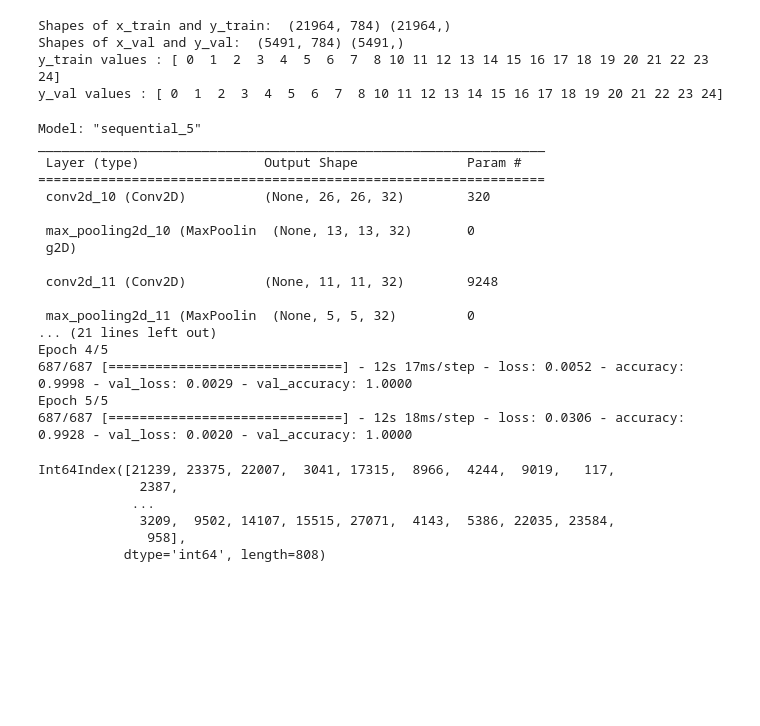
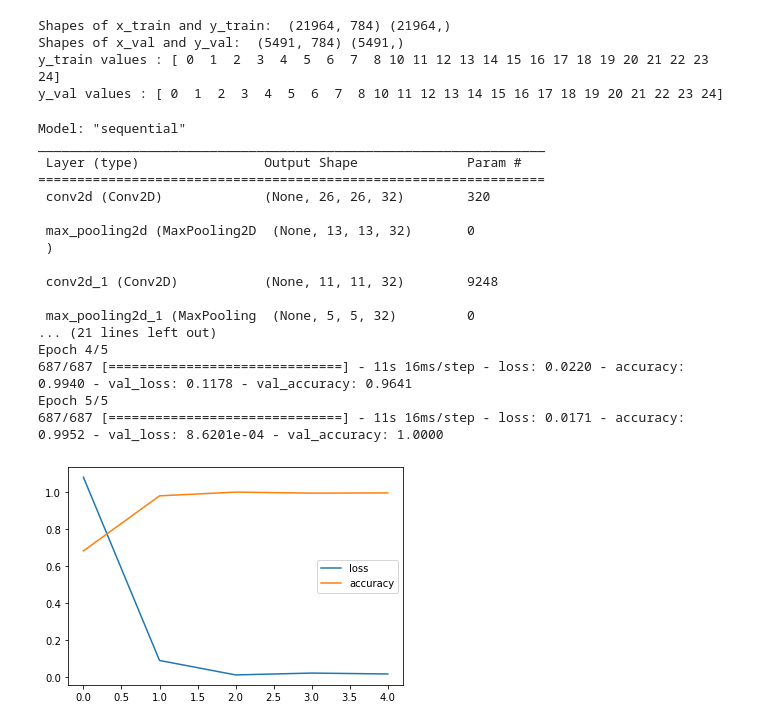
Before and after one commit to infoshareacademy/jdszr6-slytherin_group, a Jupyter notebook: DL project/dl_main.ipynb, the cells around one changed output. Cells and saved outputs as stored; diff of their text form; code cells hidden in the pictures; blank space fills up the shorter version.

```diff
--- a/DL project/dl_main.ipynb
+++ b/DL project/dl_main.ipynb
@@ -99,7 +126,7 @@ Shapes of x_val and y_val:  (5491, 784) (5491,)
 y_train values : [ 0  1  2  3  4  5  6  7  8 10 11 12 13 14 15 16 17 18 19 20 21 22 23 24]
 y_val values : [ 0  1  2  3  4  5  6  7  8 10 11 12 13 14 15 16 17 18 19 20 21 22 23 24]
 # %%
-# Define  & train the model
+# Define  & train the model without regularization
 model1 = tf.keras.models.Sequential([
 
   # Add convolutions and max pooling
@@ -122,34 +149,30 @@ model1.compile(optimizer='adam', loss='sparse_categorical_crossentropy', metrics
 
 # Train the model
 print(f'\nMODEL TRAINING & VALIDATION:')
-history= model1.fit(x_train.to_numpy().reshape(x_train.shape[0],28,28)/255, y_train, epochs=5,validation_data=(x_val.to_numpy().reshape(x_val.shape[0],28,28)/255,y_val))
+history1= model1.fit(x_train.to_numpy().reshape(x_train.shape[0],28,28)/255, y_train, epochs=5,validation_data=(x_val.to_numpy().reshape(x_val.shape[0],28,28)/255,y_val))
 # %% [output]
-Model: "sequential_5"
+Model: "sequential"
 _________________________________________________________________
  Layer (type)                Output Shape              Param #
 =================================================================
- conv2d_10 (Conv2D)          (None, 26, 26, 32)        320
+ conv2d (Conv2D)             (None, 26, 26, 32)        320
 
- max_pooling2d_10 (MaxPoolin  (None, 13, 13, 32)       0
- g2D)
+ max_pooling2d (MaxPooling2D  (None, 13, 13, 32)       0
+ )
 
- conv2d_11 (Conv2D)          (None, 11, 11, 32)        9248
+ conv2d_1 (Conv2D)           (None, 11, 11, 32)        9248
 
- max_pooling2d_11 (MaxPoolin  (None, 5, 5, 32)         0
+ max_pooling2d_1 (MaxPooling  (None, 5, 5, 32)         0
 ... (21 lines left out)
 Epoch 4/5
-687/687 [==============================] - 12s 17ms/step - loss: 0.0052 - accuracy: 0.9998 - val_loss: 0.0029 - val_accuracy: 1.0000
+687/687 [==============================] - 11s 16ms/step - loss: 0.0220 - accuracy: 0.9940 - val_loss: 0.1178 - val_accuracy: 0.9641
 Epoch 5/5
-687/687 [==============================] - 12s 18ms/step - loss: 0.0306 - accuracy: 0.9928 - val_loss: 0.0020 - val_accuracy: 1.0000
+687/687 [==============================] - 11s 16ms/step - loss: 0.0171 - accuracy: 0.9952 - val_loss: 8.6201e-04 - val_accuracy: 1.0000
-# %%
-class_=1                                    #pick one of the integers 0-24 representing one letter
-class_list= y_train[y_train==class_].index        #build a list of rows ids of samples belonging to selected class
-
-class_list
-# %% [output]
-Int64Index([21239, 23375, 22007,  3041, 17315,  8966,  4244,  9019,   117,
-             2387,
-            ...
-             3209,  9502, 14107, 15515, 27071,  4143,  5386, 22035, 23584,
-              958],
-           dtype='int64', length=808)
+# %%
+#Lets see how the metrics changed during training
+plt.plot(history1.history['loss'],label='loss')
+plt.plot(history1.history['accuracy'],label='accuracy')
+plt.legend()
+plt.show()
+# %% [output]
+[figure, added]
```
Also changed, not shown: parts of 13 cells of this notebook, 4 other files.
